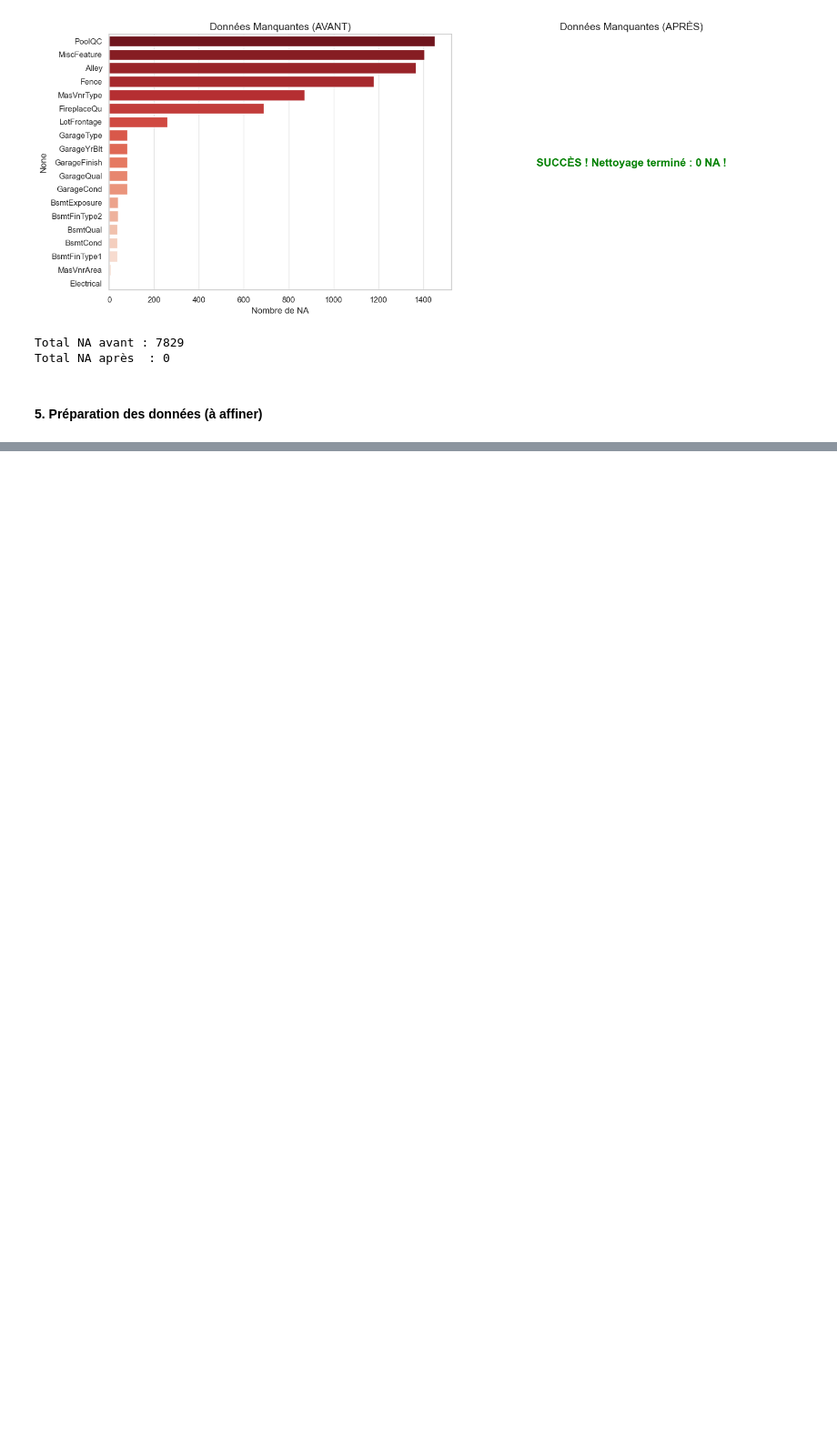
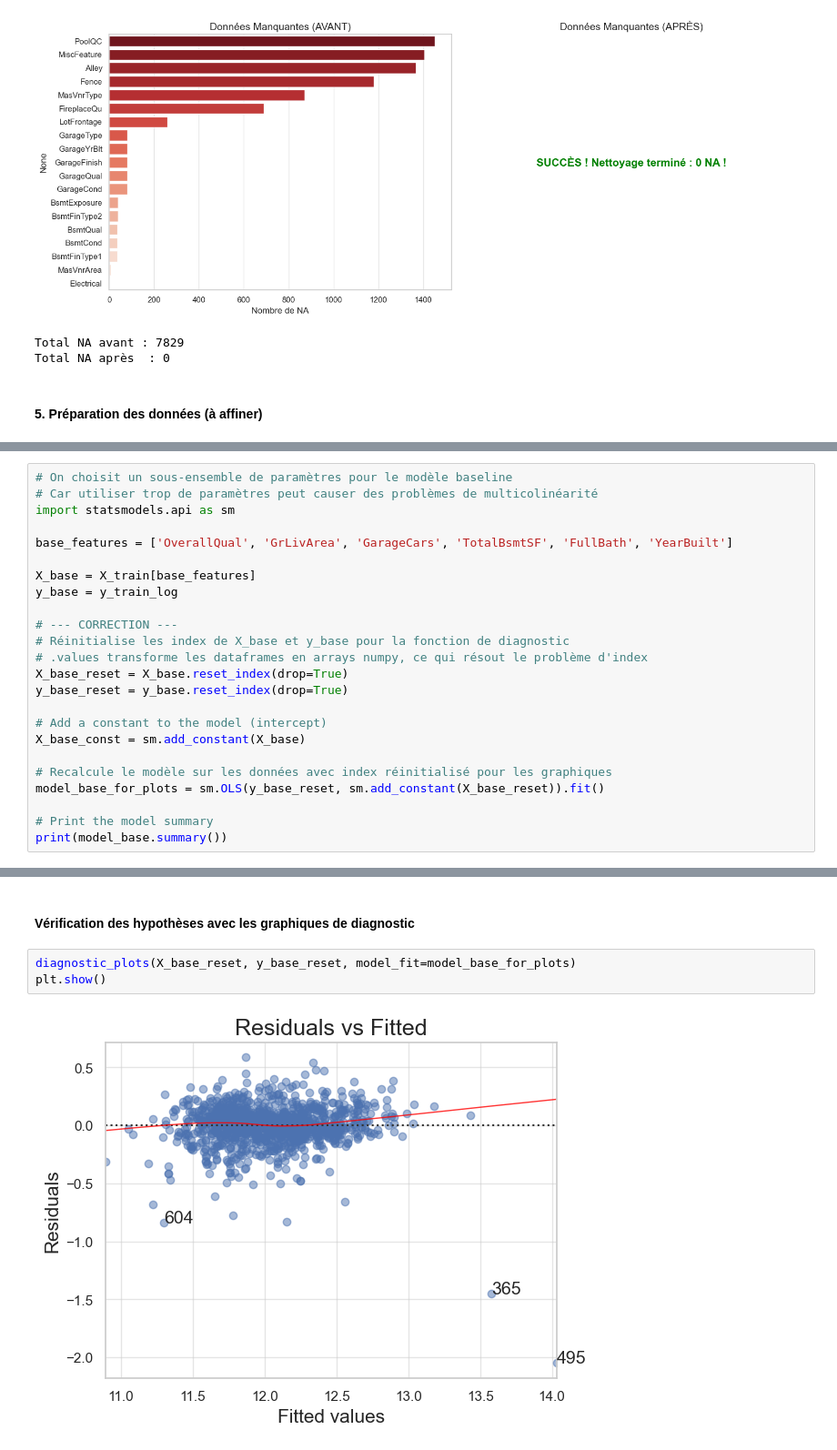
Before and after one commit to NoeBerdoz/predicting-house-prices-ml, a Jupyter notebook: predicting-houses-prices-ml.ipynb, the cells around one changed output, grey strips where cells are left out. Shown at 91% size. Drawn from its saved outputs; the diff is of its cells as text; blank space fills up the shorter version.

Commit message:
Insertion d'un baseline modèle (de régression linéaire)

```diff
--- a/predicting-houses-prices-ml.ipynb
+++ b/predicting-houses-prices-ml.ipynb
@@ -1090,0 +1215,24 @@ X_test  : (292, 300)
+# %%
+# On choisit un sous-ensemble de paramètres pour le modèle baseline
+# Car utiliser trop de paramètres peut causer des problèmes de multicolinéarité
+import statsmodels.api as sm
+
+base_features = ['OverallQual', 'GrLivArea', 'GarageCars', 'TotalBsmtSF', 'FullBath', 'YearBuilt']
+
+X_base = X_train[base_features]
+y_base = y_train_log
+
+# --- CORRECTION ---
+# Réinitialise les index de X_base et y_base pour la fonction de diagnostic
+# .values transforme les dataframes en arrays numpy, ce qui résout le problème d'index
+X_base_reset = X_base.reset_index(drop=True)
+y_base_reset = y_base.reset_index(drop=True)
+
+# Add a constant to the model (intercept)
+X_base_const = sm.add_constant(X_base)
+
+# Recalcule le modèle sur les données avec index réinitialisé pour les graphiques
+model_base_for_plots = sm.OLS(y_base_reset, sm.add_constant(X_base_reset)).fit()
+
+# Print the model summary
+print(model_base.summary())
@@ -1090,0 +1257,7 @@ X_test  : (292, 300)
+# %% [markdown]
+#### Vérification des hypothèses avec les graphiques de diagnostic
+# %%
+diagnostic_plots(X_base_reset, y_base_reset, model_fit=model_base_for_plots)
+plt.show()
+# %% [output]
+[figure, added]
```
Also changed, not shown: parts of 16 cells of this notebook.
